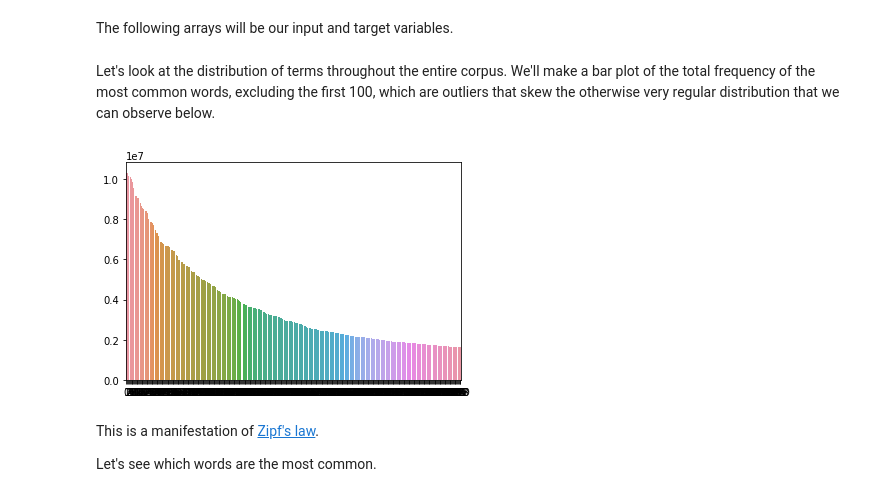
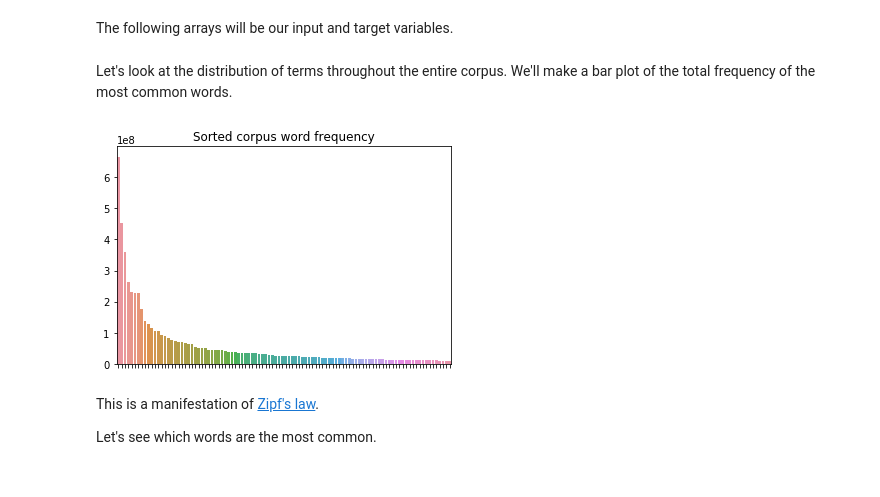
Before and after one commit to bencwallace/doc2date, a Jupyter notebook: doc2date.ipynb, the cells around one changed output. Saved outputs shown, nothing was run; the diff lists cells and outputs as text; code cells hidden in the pictures.

Commit message:
cleaned up htrc analysis

```diff
--- a/doc2date.ipynb
+++ b/doc2date.ipynb
@@ -56,7 +56,7 @@ We'll re-organize the dataframe using a hierarchical multi-index, so that we can
 # %%
 htrc = htrc.set_index(['year', 'token'])
 
-index = pd.MultiIndex.from_product([df.index.levels[0], range(0, vocab_size)])
+index = pd.MultiIndex.from_product([htrc.index.levels[0], range(0, vocab_size)])
 htrc = htrc.reindex(index).fillna(0)
 # %% [markdown]
 The hierarchical indexing is convenient, because we can now simply `unstack` our dataframe into a matrix.
@@ -77,14 +77,18 @@ The following arrays will be our input and target variables.
 X = htrc['termfreq'].unstack().to_numpy()
 y = htrc.index.levels[0]
 # %% [markdown]
-Let's look at the distribution of terms throughout the entire corpus. We'll make a bar plot of the total frequency of the most common words, excluding the first 100, which are outliers that skew the otherwise very regular distribution that we can observe below.
+Let's look at the distribution of terms throughout the entire corpus. We'll make a bar plot of the total frequency of the most common words.
 # %%
-a = 100
-b = 500
+import matplotlib.ticker as ticker
+
+a = 0
+b = 100
 freqs = np.sum(X, axis=0)
-_ = sns.barplot(np.arange(b - a), np.sort(freqs)[::-1][a:b])
+ax = sns.barplot(np.arange(b - a), np.sort(freqs)[::-1][a:b])
+ax.set_title('Sorted corpus word frequency')
+ax.xaxis.set_major_formatter(ticker.FormatStrFormatter(''))
 # %% [output]
-[figure, old version]
+[figure, new version]
 # %% [markdown]
 This is a manifestation of [Zipf's law](https://en.wikipedia.org/wiki/Zipf%27s_law).
 
```
Also changed, not shown: parts of 44 cells of this notebook.
